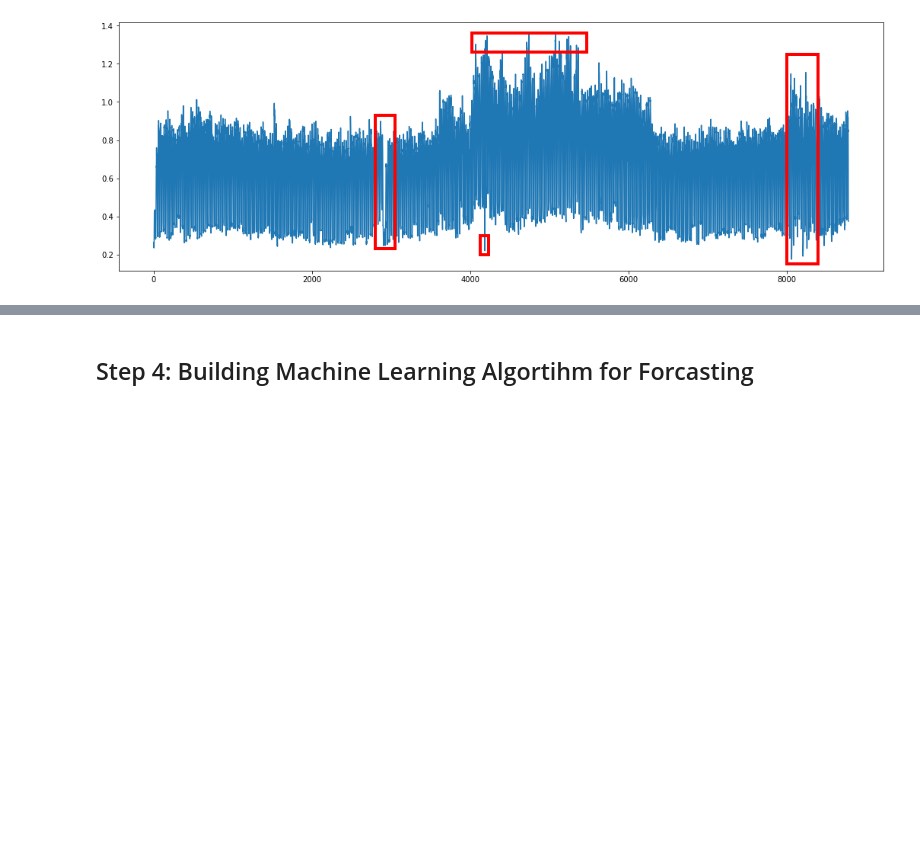
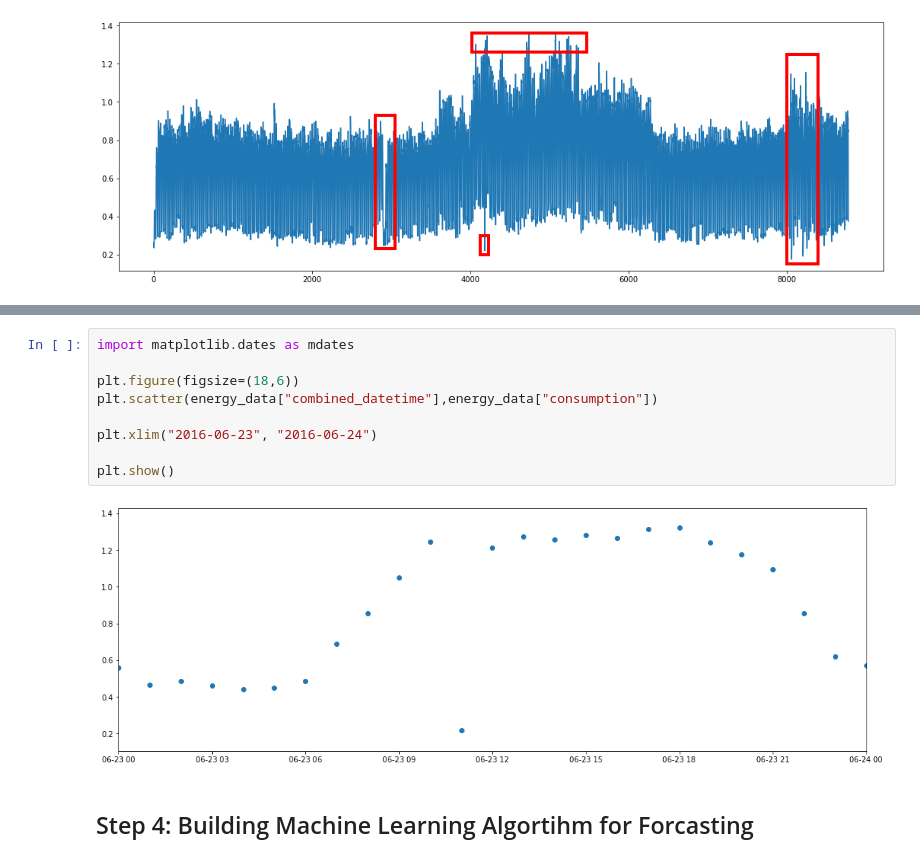
Before and after one commit to AliErenAkkoyun/full-data-science-project, a Jupyter notebook: Untitled.ipynb, the cells around one changed output, grey strips where cells are left out. Saved outputs shown, nothing was run; the diff lists cells and outputs as text; blank space fills up the shorter version.

```diff
--- a/Untitled.ipynb
+++ b/Untitled.ipynb
@@ -476,3 +482,14 @@ plt.show()
+# %%
+import matplotlib.dates as mdates
+
+plt.figure(figsize=(18,6))
+plt.scatter(energy_data["combined_datetime"],energy_data["consumption"])
+
+plt.xlim("2016-06-23", "2016-06-24")
+
+plt.show()
+# %% [output]
+[figure, added]
 # %% [markdown]
 ## Step 4: Building Machine Learning Algortihm for Forcasting
 # %% [markdown]
```
Also changed, not shown: parts of 1 cell of this notebook.
